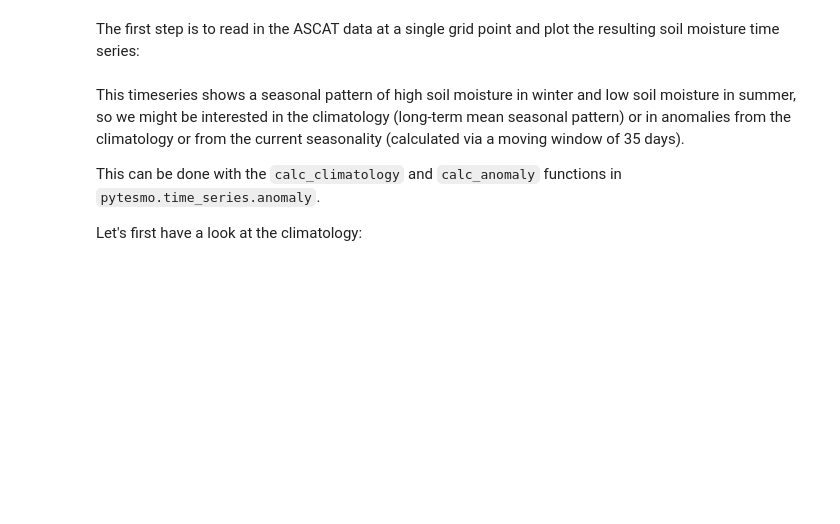
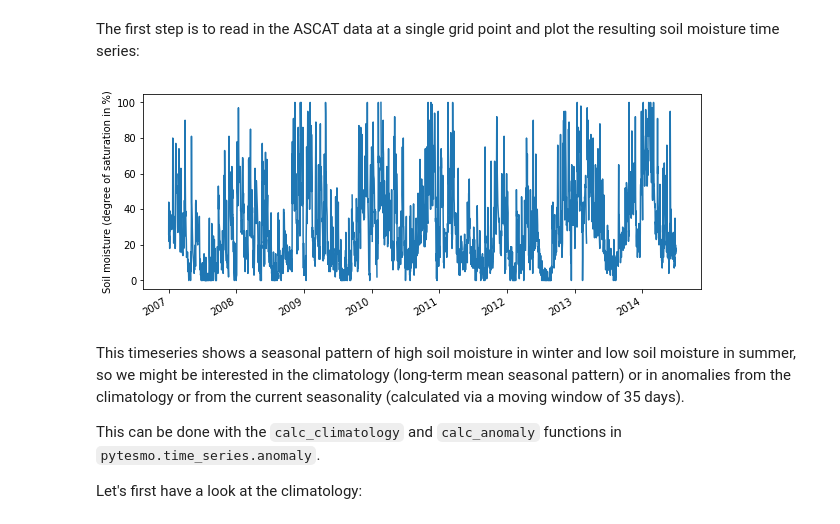
Before and after one commit to TUW-GEO/pytesmo, a Jupyter notebook: docs/examples/anomalies.ipynb, the cells around one changed output. Cells and saved outputs as stored; diff of their text form; code cells hidden in the pictures; blank space fills up the shorter version.

```diff
--- a/docs/examples/anomalies.ipynb
+++ b/docs/examples/anomalies.ipynb
@@ -14,26 +14,28 @@ import matplotlib.pyplot as plt
 # %% [markdown]
 The first step is to read in the ASCAT data at a single grid point and plot the resulting soil moisture time series:
 # %%
-testdata_path = Path(".").resolve().parent.parent / "tests" / "test-data"
+testdata_path = rootdir() / "tests" / "test-data"
 ascat_data_folder = testdata_path / "sat" / "ascat" / "netcdf" / "55R22"
 ascat_grid_fname = testdata_path / "sat" / "ascat" / "netcdf" / "grid" / "TUW_WARP5_grid_info_2_1.nc"
 static_layer_path = testdata_path / "sat" / "h_saf" / "static_layer"
 
 
 #init the AscatSsmCdr reader with the paths
 with warnings.catch_warnings():
     warnings.filterwarnings('ignore') # some warnings are expected and ignored
 
     ascat_reader = AscatGriddedNcTs(
         ascat_data_folder,
         "TUW_METOP_ASCAT_WARP55R22_{:04d}",
         grid_filename=ascat_grid_fname,
         static_layer_path=static_layer_path
     )
 
 ascat_ts = ascat_reader.read(11.82935429,45.4731369)
 ascat_ts["sm"].plot(figsize=(10, 4))
 plt.ylabel("Soil moisture (degree of saturation in %)");
+# %% [output]
+[figure, added]
 # %% [markdown]
 This timeseries shows a seasonal pattern of high soil moisture in winter and low soil moisture in summer, so we might be interested in the climatology (long-term mean seasonal pattern) or in anomalies from the climatology or from the current seasonality (calculated via a moving window of 35 days).
 
```
Also changed, not shown: parts of 5 cells of this notebook, 19 other files.
